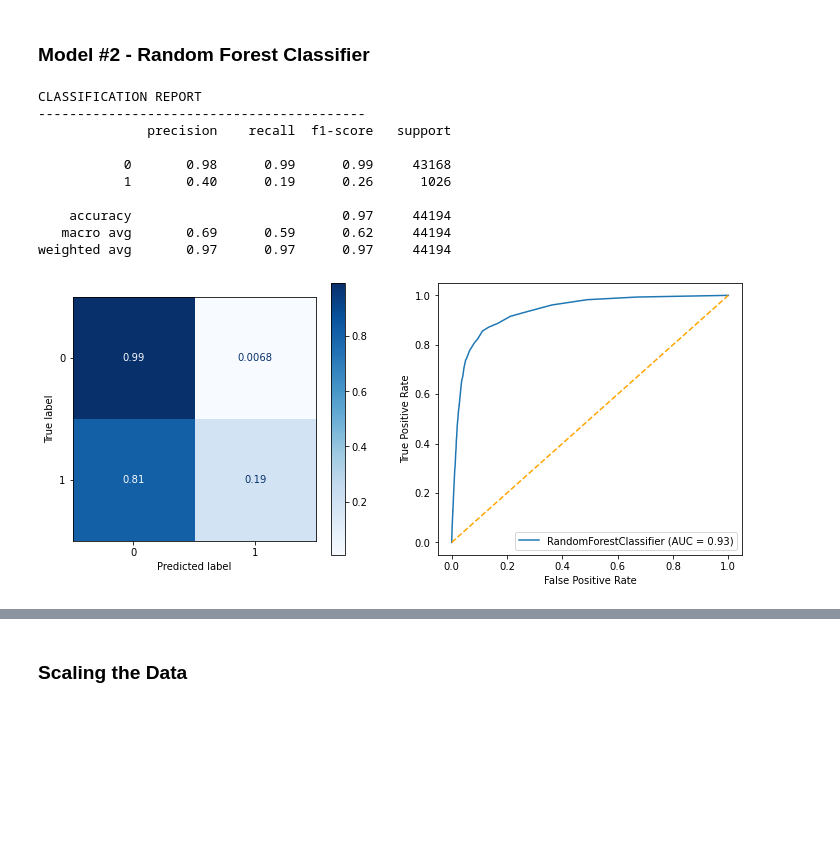
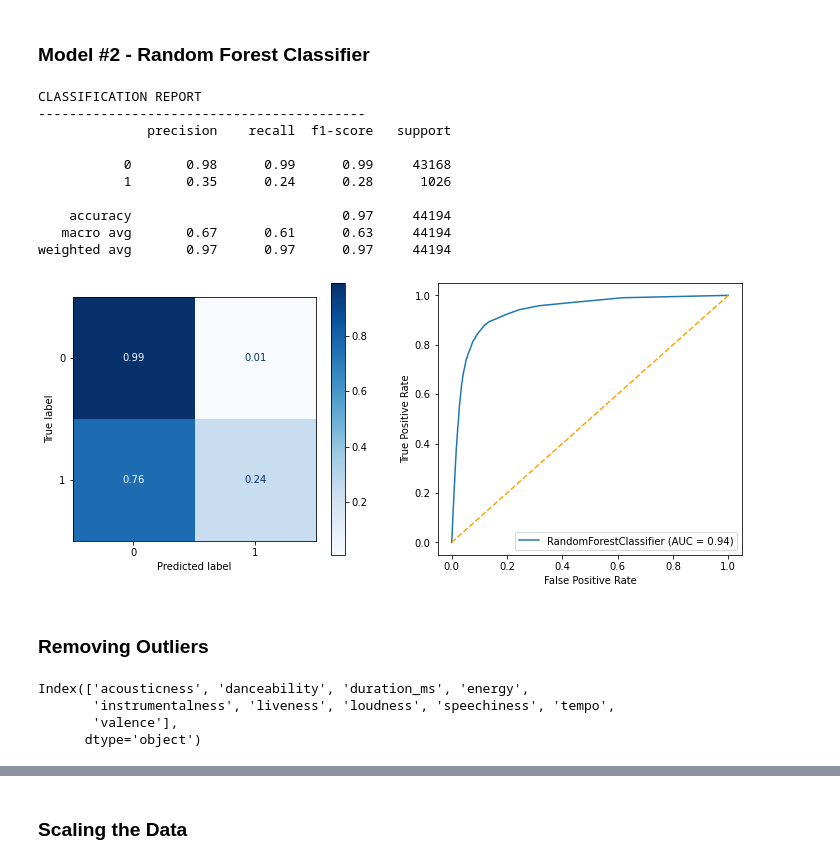
Before and after one commit to ebtezcan/Spotify-Song-Popularity-Prediction, a Jupyter notebook: index_OSEMN_plus_mvp.ipynb, the cells around one changed output, grey strips where cells are left out. Drawn from its saved outputs; the diff is of its cells as text; code cells hidden in the pictures; blank space fills up the shorter version.

```diff
--- a/index_OSEMN_plus_mvp.ipynb
+++ b/index_OSEMN_plus_mvp.ipynb
@@ -635,0 +655,4 @@ Our dummy classifier correctly predicted 98% of the unpopular songs as unpopular
+# %%
+#creating a list of categorical column indices
+cat_cols = list(range(10, len(X.columns)))
+X.columns[cat_cols]
@@ -636,8 +669,9 @@ Our dummy classifier correctly predicted 98% of the unpopular songs as unpopular
 # %%
 from imblearn.over_sampling import SMOTE, SMOTENC
-sm = SMOTE()
 
-X_train_sm, y_train_sm = smote.fit_resample(X_train, y_train)
+sm = SMOTENC(categorical_features=cat_cols)
+
+X_train_sm, y_train_sm = sm.fit_resample(X_train, y_train)
 y_train_sm.value_counts(normalize=True)
 # %% [output]
 1    0.5
@@ -648,21 +682,32 @@ Name: is_popular, dtype: float64
 # %%
 from sklearn.ensemble import RandomForestClassifier
 from sklearn.metrics import accuracy_score
 
-clf = RandomForestClassifier()
+clf = RandomForestClassifier(class_weight='balanced')
 clf.fit(X_train_sm, y_train_sm)
 
 y_pred = clf.predict(X_test)
 classification(y_test, y_pred, X_test, clf)
 # %% [output]
 CLASSIFICATION REPORT
 ------------------------------------------
               precision    recall  f1-score   support
 
            0       0.98      0.99      0.99     43168
-           1       0.40      0.19      0.26      1026
+           1       0.35      0.24      0.28      1026
 
     accuracy                           0.97     44194
-   macro avg       0.69      0.59      0.62     44194
+   macro avg       0.67      0.61      0.63     44194
 weighted avg       0.97      0.97      0.97     44194
-[figure, old version]
+[figure, new version]
+# %% [markdown]
+### Removing Outliers
+# %%
+#separating out the numerical columns for outlier removal
+num_cols = X.columns[0:10]
+num_cols
+# %% [output]
+Index(['acousticness', 'danceability', 'duration_ms', 'energy',
+       'instrumentalness', 'liveness', 'loudness', 'speechiness', 'tempo',
+       'valence'],
+      dtype='object')
```
Also changed, not shown: parts of 15 cells of this notebook.
